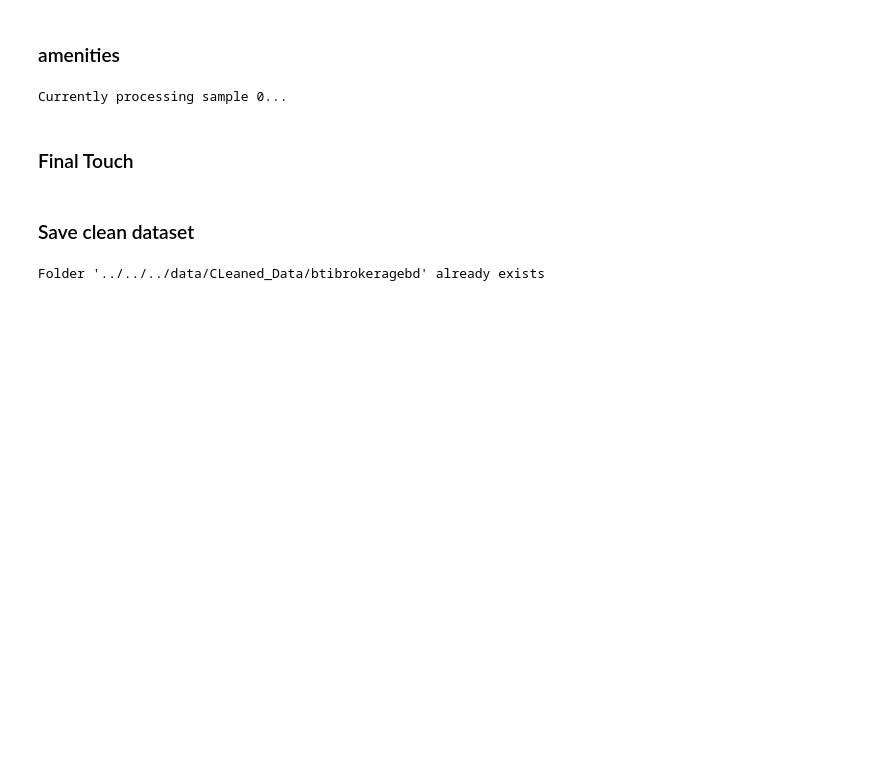
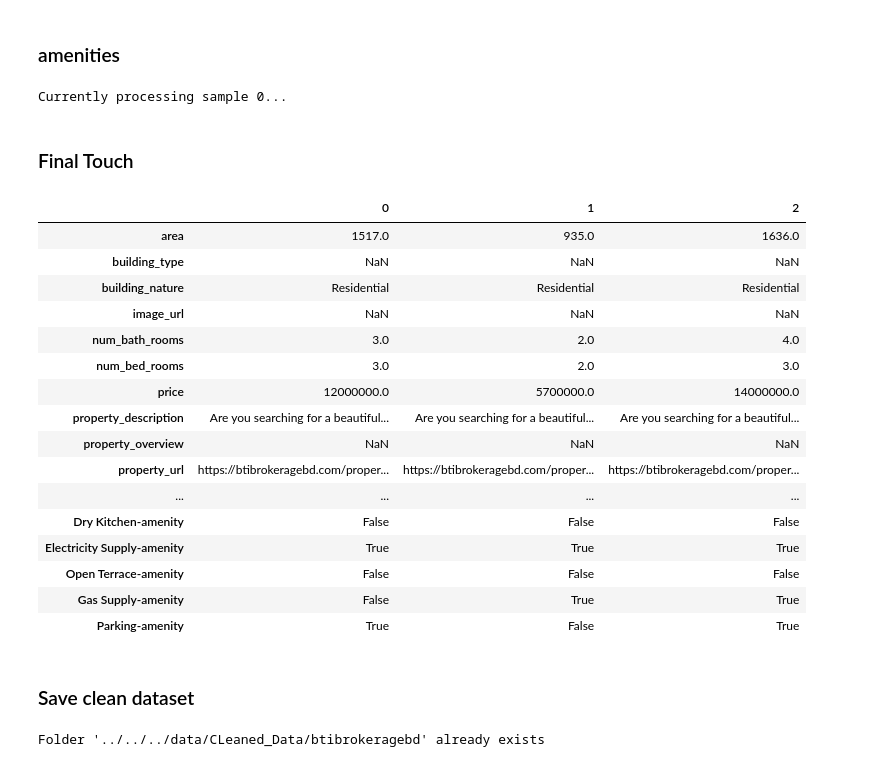
Before and after one commit to OmdenaAI/dhaka-bangladesh-real-estate-recommendation, a Jupyter notebook: src/tasks/task-2-data-preprocessing/btibrokeragebd -- cleaning/sarangali_btibrokeragebd.ipynb, the cells around one changed output. Cells and saved outputs as stored; diff of their text form; code cells hidden in the pictures; blank space fills up the shorter version.

```diff
--- a/src/tasks/task-2-data-preprocessing/btibrokeragebd -- cleaning/sarangali_btibrokeragebd.ipynb
+++ b/src/tasks/task-2-data-preprocessing/btibrokeragebd -- cleaning/sarangali_btibrokeragebd.ipynb
@@ -320,6 +320,29 @@ Currently processing sample 0...
 # %%
 # dropping unneccesary columns
 btibrokeragebd_df.drop(columns=['commercial_type', 'page', 'property_overview', 'location'], inplace=True)
+btibrokeragebd_df.insert(1, 'building_type', value=np.nan)
+btibrokeragebd_df.insert(3, 'image_url', value=np.nan)
+btibrokeragebd_df.insert(8, 'property_overview', value=np.nan)
+# %%
+btibrokeragebd_df.head(3).T
+# %% [output]
+|  | 0 | 1 | 2 |
+| area | 1517.0 | 935.0 | 1636.0 |
+| building_type | NaN | NaN | NaN |
+| building_nature | Residential | Residential | Residential |
+| image_url | NaN | NaN | NaN |
+| num_bath_rooms | 3.0 | 2.0 | 4.0 |
+| num_bed_rooms | 3.0 | 2.0 | 3.0 |
+| price | 12000000.0 | 5700000.0 | 14000000.0 |
+| property_description | Are you searching for a beautiful... | Are you searching for a beautiful... | Are you searching for a beautiful... |
+| property_overview | NaN | NaN | NaN |
+| property_url | https://btibrokeragebd.com/proper... | https://btibrokeragebd.com/proper... | https://btibrokeragebd.com/proper... |
+| ... | ... | ... | ... |
+| Dry Kitchen-amenity | False | False | False |
+| Electricity Supply-amenity | True | True | True |
+| Open Terrace-amenity | False | False | False |
+| Gas Supply-amenity | False | True | True |
+| Parking-amenity | True | False | True |
 # %% [markdown]
 ### Save clean dataset
 # %%
```
Also changed, not shown: parts of 2 cells of this notebook, 1 other file.
